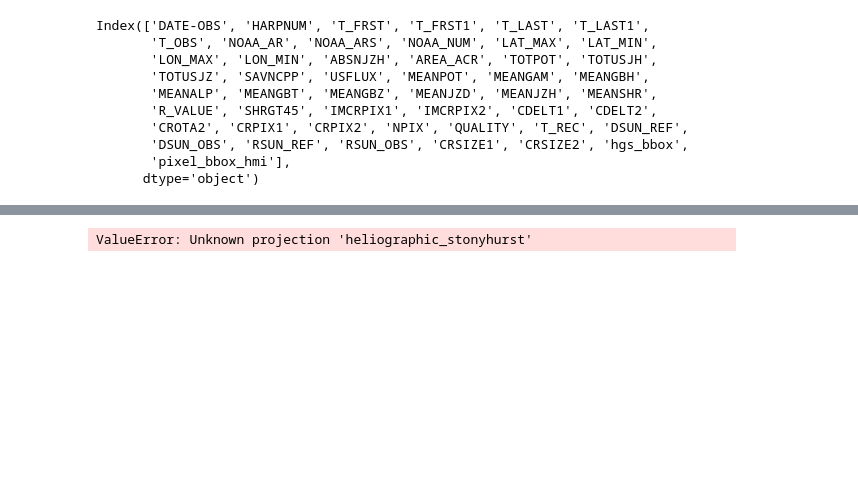
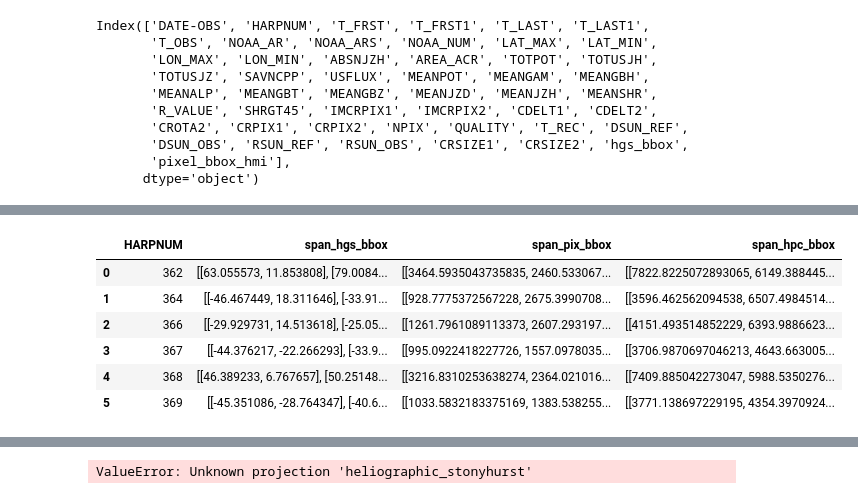
Before and after one commit to jpadial15/ALEXIS_pipeline, a Jupyter notebook: jupyter_notebooks/create_DRMS_HARP_db.ipynb, the cells around one changed output, grey strips where cells are left out. Drawn from its saved outputs; the diff is of its cells as text; code cells hidden in the pictures; blank space fills up the shorter version.

```diff
--- a/jupyter_notebooks/create_DRMS_HARP_db.ipynb
+++ b/jupyter_notebooks/create_DRMS_HARP_db.ipynb
@@ -594,3 +613,24 @@ ax.imshow(raw_data, origin = 'lower',  cmap = cmap_dict[this_dict['wavelength']]
+# %%
+span_of_harps_df = pickle.load(open(f'{dataconfig.DATA_DIR_FLARE_CANDIDATES}/flarecandidate_C4.0_at_2011-02-08T21_11_00_08.working/span_of_available_harps.pickle', 'rb'))
+
+span_of_harps_df
+
+for HARPNUM, harp_group in span_of_harps_df.groupby('HARPNUM'):
+
+    pix_array = np.array(harp_group.span_pix_bbox.iloc[0]).T
+
+#         print(pix_array[0,:])
+    ax.plot(pix_array[0,:],pix_array[1,:], color = 'grey', linewidth = 3)
+# %%
+span_of_harps_df
+# %% [output]
+|  | HARPNUM | span_hgs_bbox | span_pix_bbox | span_hpc_bbox |
+| 0 | 362 | [[63.055573, 11.853808], [79.0084... | [[3464.5935043735835, 2460.533067... | [[7822.8225072893065, 6149.388445... |
+| 1 | 364 | [[-46.467449, 18.311646], [-33.91... | [[928.7775372567228, 2675.3990708... | [[3596.462562094538, 6507.4984514... |
+| 2 | 366 | [[-29.929731, 14.513618], [-25.05... | [[1261.7961089113373, 2607.293197... | [[4151.493514852229, 6393.9886623... |
+| 3 | 367 | [[-44.376217, -22.266293], [-33.9... | [[995.0922418227726, 1557.0978035... | [[3706.9870697046213, 4643.663005... |
+| 4 | 368 | [[46.389233, 6.767657], [50.25148... | [[3216.8310253638274, 2364.021016... | [[7409.885042273047, 5988.5350276... |
+| 5 | 369 | [[-45.351086, -28.764347], [-40.6... | [[1033.5832183375169, 1383.538255... | [[3771.138697229195, 4354.3970924... |
 # %%
 import sunpy.map
 my_map = sunpy.map.Map(raw_data, raw_header)
```
Also changed, not shown: parts of 10 cells of this notebook.
